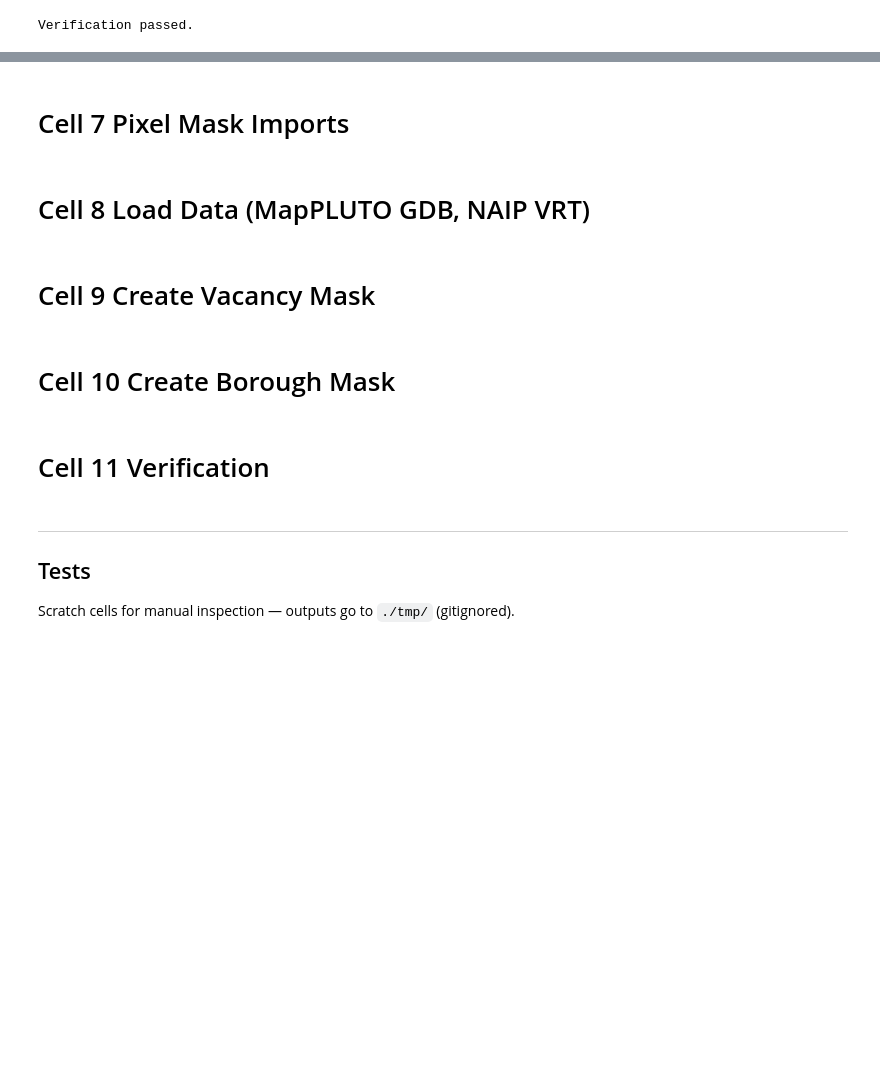
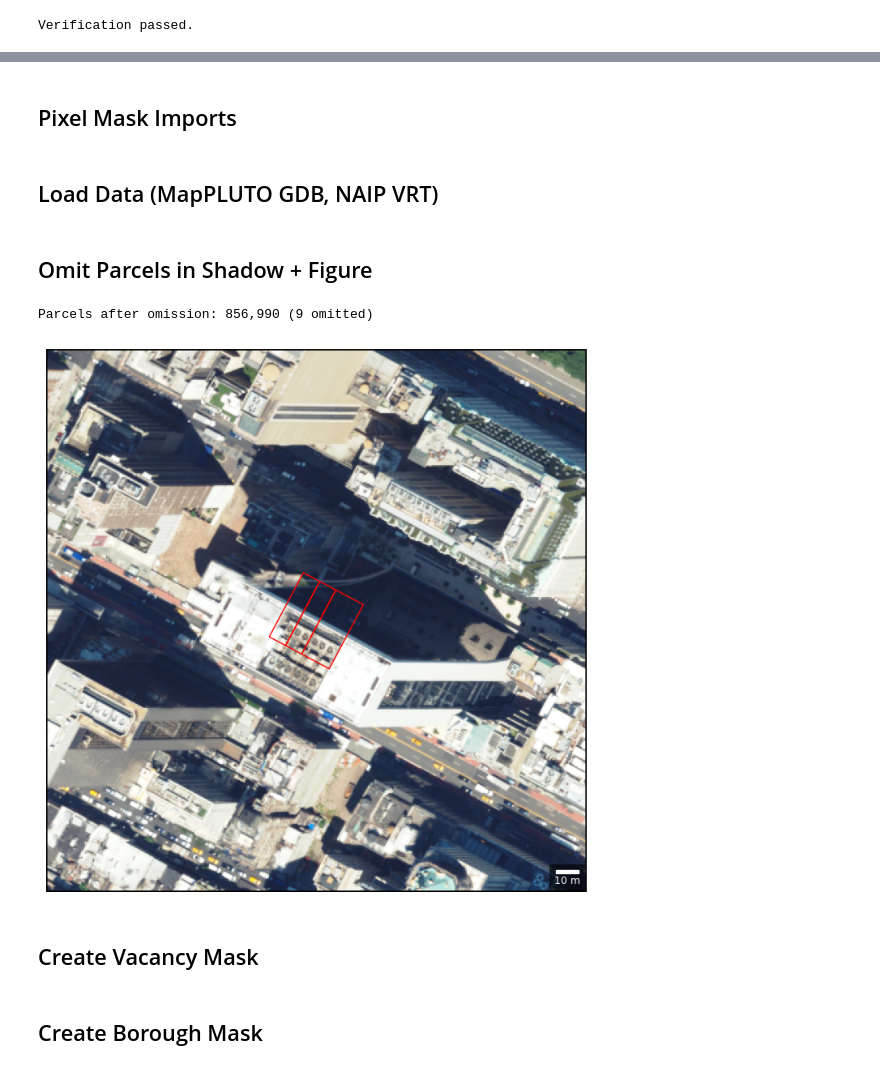
Before and after one commit to poltergeistjoya/Vacant_Lot_Detection, a Jupyter notebook: data_prep/01_prepare_segmentation_data.ipynb, the cells around one changed output, grey strips where cells are left out. Saved outputs shown, nothing was run; the diff lists cells and outputs as text; code cells hidden in the pictures; blank space fills up the shorter version.

```diff
--- a/data_prep/01_prepare_segmentation_data.ipynb
+++ b/data_prep/01_prepare_segmentation_data.ipynb
@@ -150,12 +150,12 @@ Burns MapPLUTO parcel polygons onto the NAIP VRT grid to produce:
 
 Both masks share the exact affine transform, CRS, width, and height of the VRT.
 # %% [markdown]
-# Cell 7 Pixel Mask Imports
+## Pixel Mask Imports
 # %%
 from vacant_lot.data_utils import load_gdb
 from vacant_lot.label_utils import create_vacancy_mask, create_borough_mask
 # %% [markdown]
-# Cell 8 Load Data (MapPLUTO GDB, NAIP VRT)
+## Load Data (MapPLUTO GDB, NAIP VRT)
 # %%
 vrt_path = config.get_naip_vrt_path()
 masks_dir = config.get_seg_masks_dir()
@@ -170,18 +170,32 @@ print(f"Masks dir: {masks_dir}")
 parcel_gdf = load_gdb(str(gdb_path), layer=config.parcel.layer)
 print(f"Loaded {len(parcel_gdf):,} parcels")
 # %% [markdown]
-# Cell 9 Create Vacancy Mask
+## Omit Parcels in Shadow + Figure
 # %%
-vacancy_mask_path = masks_dir / "vacancy_mask.tif"
+from vacant_lot.plotting import plot_naip_parcels, save_figure
 
-vacancy_mask_path = create_vacancy_mask(
-    parcel_gdf=parcel_gdf,
-    cfg=config,
-    reference_raster_path=vrt_path,
-    output_path=vacancy_mask_path,
-    erosion_pixels=2,
-)
-print(f"Vacancy mask: {vacancy_mask_path}")
+# BBLs to manually exclude from the vacancy mask (set to 255 / nodata)
+# Add BBLs here after visual inspection in QGIS
+# BBLs mainly in shadow
+OMIT_BBLS = [400434001,1012730015,1012730016,1012730017,1012720050,1012720005,1012720007,1007100060,1012720069]
+
+
+parcel_gdf_filtered = parcel_gdf[~parcel_gdf["BBL"].isin(OMIT_BBLS)].copy()
+print(f"Parcels after omission: {len(parcel_gdf_filtered):,} ({len(OMIT_BBLS)} omitted)")
+
+
+SHADOW_BBLS = [1012730015, 1012730016, 1012730017]
+
+shadow_parcels = parcel_gdf[parcel_gdf["BBL"].isin(SHADOW_BBLS)].to_crs("EPSG:26918")
+
+fig = plot_naip_parcels(vrt_path, shadow_parcels, context_m=100)
+plt.show()
+
+# save_figure(fig, masks_dir / "omitted_shadow_lots.png")
+# save_figure(fig, config.get_final_figures_dir() / "omitted_shadow_lots.png")
+# %% [output]
+Parcels after omission: 856,990 (9 omitted)
+[figure, added]
 # %% [markdown]
-# Cell 10 Create Borough Mask
+## Create Vacancy Mask
 # %%
@@ -196,3 +212,3 @@ print(f"Borough mask: {borough_mask_path}")
 # %% [markdown]
-# Cell 11 Verification
+## Create Borough Mask
 # %%
@@ -249,5 +221,0 @@ plt.show()
-# %% [markdown]
----
-## Tests
-
-Scratch cells for manual inspection — outputs go to `./tmp/` (gitignored).
```
Also changed, not shown: parts of 9 cells of this notebook, 5 other files.
